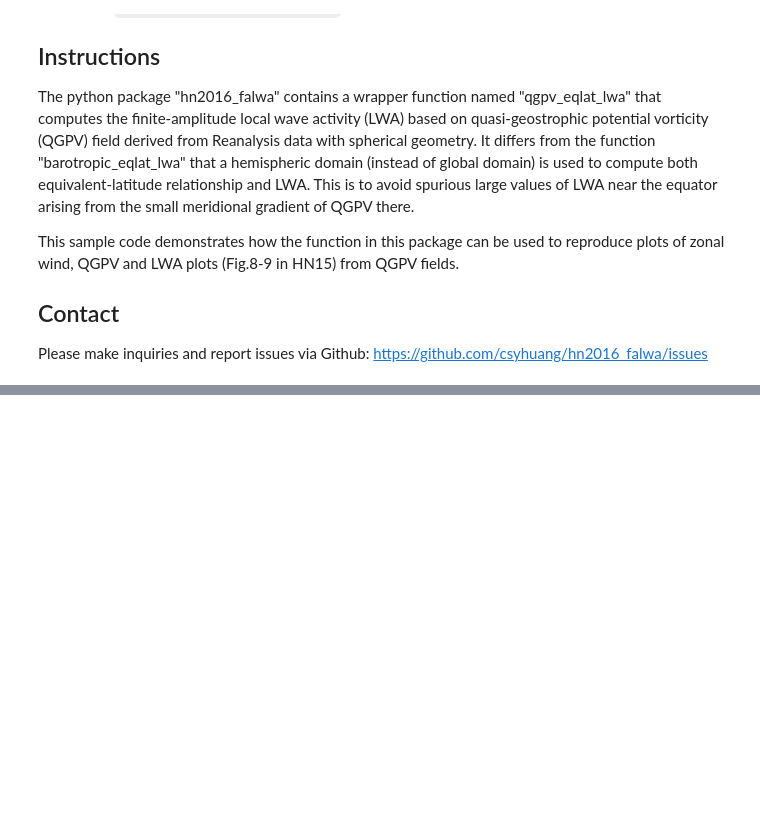
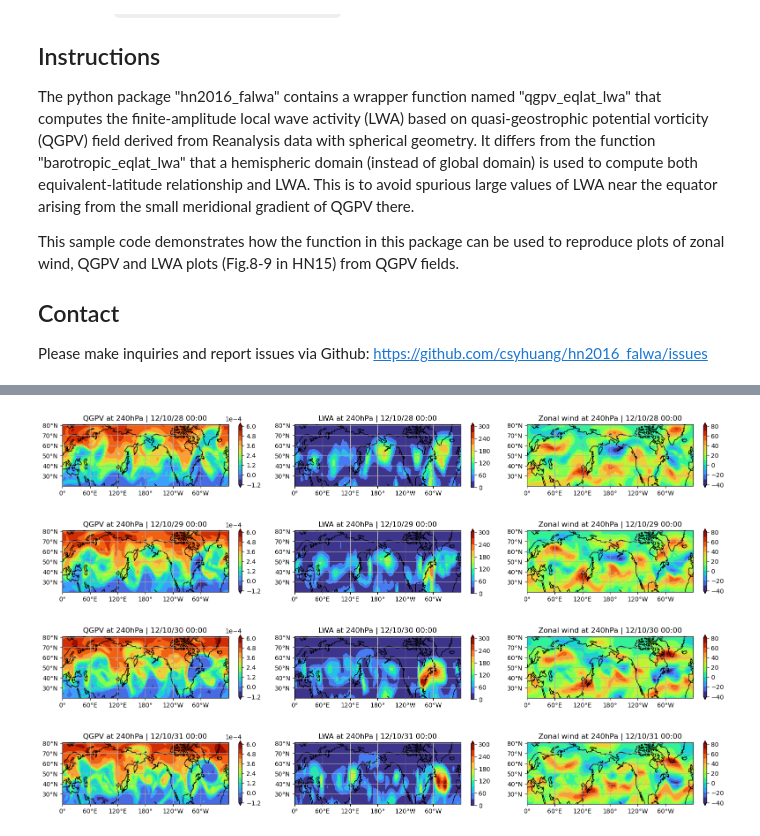
Before and after one commit to csyhuang/hn2016_falwa, a Jupyter notebook: notebooks/simple/Example_qgpv.ipynb, the cells around one changed output, grey strips where cells are left out. Saved outputs shown, nothing was run; the diff lists cells and outputs as text; code cells hidden in the pictures; blank space fills up the shorter version.

Commit message:
Replace basemap with cartopy

```diff
--- a/notebooks/simple/Example_qgpv.ipynb
+++ b/notebooks/simple/Example_qgpv.ipynb
@@ -108,0 +52,48 @@ for tt in range(4):
+# %%
+from cartopy.crs import PlateCarree
+from cartopy.mpl.ticker import LatitudeFormatter, LongitudeFormatter
+from cartopy.util import add_cyclic_point
+
+projection = PlateCarree(central_longitude=180.)
+transform = PlateCarree()
+
+for tt in range(4):
+    Qref, LWA = qgpv_eqlat_lwa(ylat, QGPV[tt,0,:,:], area, Earth_radius*clat*dphi)
+
+    fig, axs = plt.subplots(1, 3, figsize=(16, 2), subplot_kw={ "projection": projection })
+
+    axs[0].set_title(f"QGPV at 240hPa | {Datestamp[tt]:%y/%m/%d %H:%M}")
+    QGPV_plot, lons = add_cyclic_point(QGPV[tt,0,:,:], xlon)
+    cs = axs[0].contourf(lons, ylat, QGPV_plot, transform=transform, cmap="turbo",
+                         levels=np.linspace(-1.2e-4, 6.0e-4, 13), extend="both")
+    cb = fig.colorbar(cs, ax=axs[0])
+    cb.formatter.set_powerlimits((0, 0))
+
+    axs[1].set_title(f"LWA at 240hPa | {Datestamp[tt]:%y/%m/%d %H:%M}")
+    LWA_plot, lons = add_cyclic_point(LWA, xlon)
+    cs = axs[1].contourf(lons, ylat, LWA_plot, transform=transform, cmap="turbo",
+                         levels=np.linspace(0, 300, 11), extend="max")
+    cb = fig.colorbar(cs, ax=axs[1])
+
+    axs[2].set_title(f"Zonal wind at 240hPa | {Datestamp[tt]:%y/%m/%d %H:%M}")
+    u_plot, lons = add_cyclic_point(u[tt,0,:,:], xlon)
+    cs = axs[2].contourf(lons, ylat, u_plot, transform=transform, cmap="turbo",
+                         levels=np.linspace(-40, 80, 13), extend="both")
+    cb = fig.colorbar(cs, ax=axs[2])
+
+    for ax in axs:
+        ax.coastlines()
+        ax.set_xticks([0, 60, 120, 180, 240, 300], crs=transform)
+        ax.set_yticks([30, 40, 50, 60, 70, 80], crs=transform)
+        ax.xaxis.set_major_formatter(LongitudeFormatter(number_format='.0f'))
+        ax.yaxis.set_major_formatter(LatitudeFormatter(number_format='.0f'))
+        ax.gridlines()
+        ax.set_extent([0., 360., 20., 81.], crs=transform)
+        ax.set_aspect(2.2)
+
+    fig.tight_layout()
+# %% [output]
+[figure, added]
+[figure, added]
+[figure, added]
+[figure, added]
```
Also changed, not shown: parts of 2 cells of this notebook.
